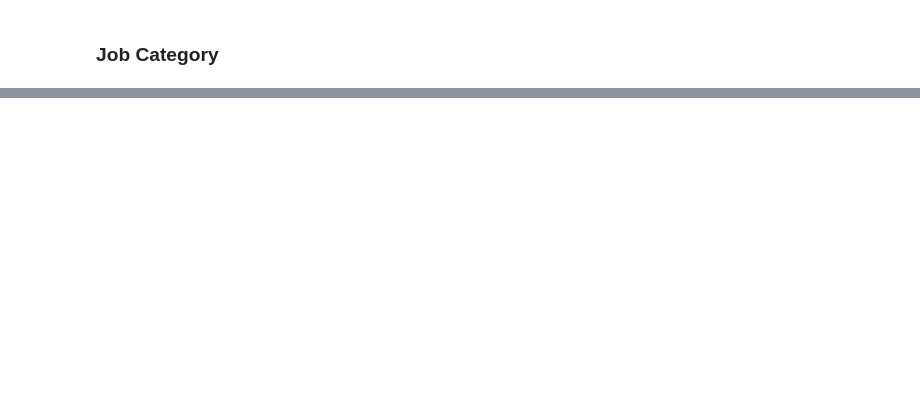
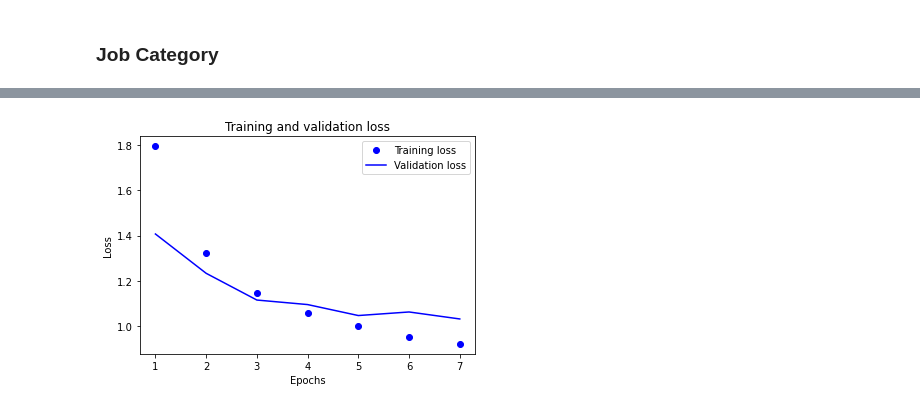
Before and after one commit to srk-practicum/2022-knu-nlp, a Jupyter notebook: step_4.ipynb, the cells around one changed output, grey strips where cells are left out. Drawn from its saved outputs; the diff is of its cells as text; code cells hidden in the pictures; blank space fills up the shorter version.

Commit message:
Text classification with Transformer

```diff
--- a/step_4.ipynb
+++ b/step_4.ipynb
@@ -125,13 +155,13 @@ Test accuracy: 0.08408833295106888
 # %% [markdown]
 ### Job Category
 # %%
-train_df = pd.read_csv("data/tmp_category_train.csv")
+train_df = pd.read_csv("/content/gdrive/MyDrive/practice_nlp_2022/data/tmp_category_train.csv")
 train_df['job_description'] = train_df['job_description'].apply(lambda x: str_to_num_lst(x))
 X_train = train_df["job_description"]
 Y_train = train_df["y"]
 y_train = np.asarray(Y_train).astype("float32")
 
-test_df = pd.read_csv("data/tmp_category_test.csv")
+test_df = pd.read_csv("/content/gdrive/MyDrive/practice_nlp_2022/data/tmp_category_test.csv")
 test_df['job_description'] = test_df['job_description'].apply(lambda x: str_to_num_lst(x))
 X_test = test_df["job_description"]
 Y_test = test_df["y"]
@@ -145,30 +199,10 @@ x_test = keras.preprocessing.sequence.pad_sequences(X_test, maxlen = max_seq_len
 # %%
-my_callbacks = [tf.keras.callbacks.EarlyStopping(patience=2)]
-
-embed_dim = 32  # Embedding size for each token
-num_heads = 4  # Number of attention heads
-ff_dim = 32  # Hidden layer size in feed forward network inside transformer
-
-inputs = layers.Input(shape=(max_seq_len,))
-embedding_layer = TokenAndPositionEmbedding(max_seq_len, max_features, embed_dim)
-x = embedding_layer(inputs)
-transformer_block = TransformerBlock(embed_dim, num_heads, ff_dim)
-x = transformer_block(x)
-x = layers.GlobalAveragePooling1D()(x)
-x = layers.Dropout(0.2)(x)
-x = layers.Dense(32, activation="relu")(x)
-x = layers.Dropout(0.2)(x)
-outputs = layers.Dense(2, activation="softmax")(x)
-
-model_category = keras.Model(inputs=inputs, outputs=outputs)
-#model_category.compile(optimizer="rmsprop", loss="mse", metrics=["accuracy"])
-#model_category.compile(optimizer="adam", loss="sparse_categorical_crossentropy", metrics=["accuracy"])
 history = model_category.fit(
     x_train,
     y_train,
-    batch_size=32,
-    epochs=3,
-    validation_data=(x_test, y_test),
+    batch_size = 128,
+    epochs = 7,
+    validation_data = (x_test, y_test),
     callbacks = my_callbacks
 )
 # %% [output]
@@ -181,17 +223,7 @@ Epoch 3/3
 # %%
-history_dict = history.history
-history_dict.keys()
-history_dict = history.history
-loss_values = history_dict["loss"]
-val_loss_values = history_dict["val_loss"]
-epochs = range(1, len(loss_values) + 1)
-plt.plot(epochs, loss_values, "bo", label="Training loss")
-plt.plot(epochs, val_loss_values, "b", label="Validation loss")
-plt.title("Training and validation loss")
-plt.xlabel("Epochs")
-plt.ylabel("Loss")
-plt.legend()
-plt.show()
+loss_plot(history)
+# %% [output]
+[figure, added]
 # %%
 score = model_category.evaluate(x_test, y_test, verbose=0)
 print('Test score:', score[0])
```
Also changed, not shown: parts of 16 cells of this notebook.
